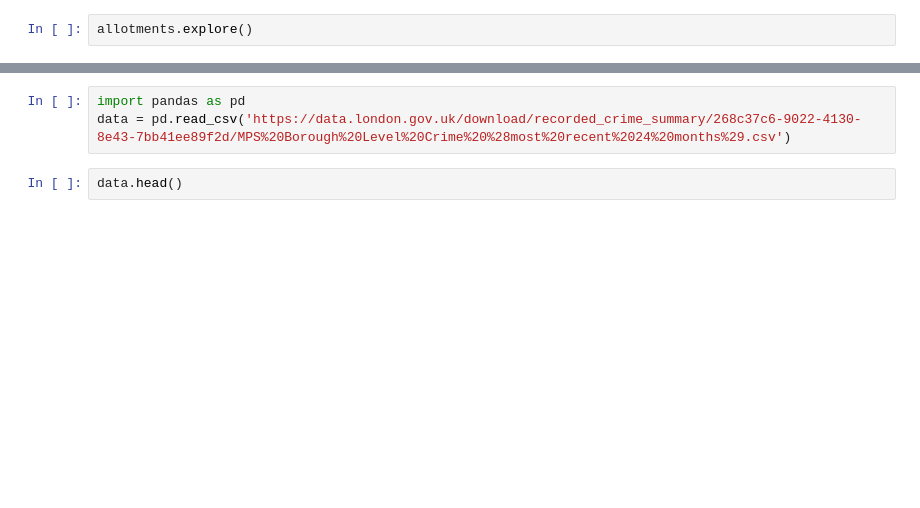
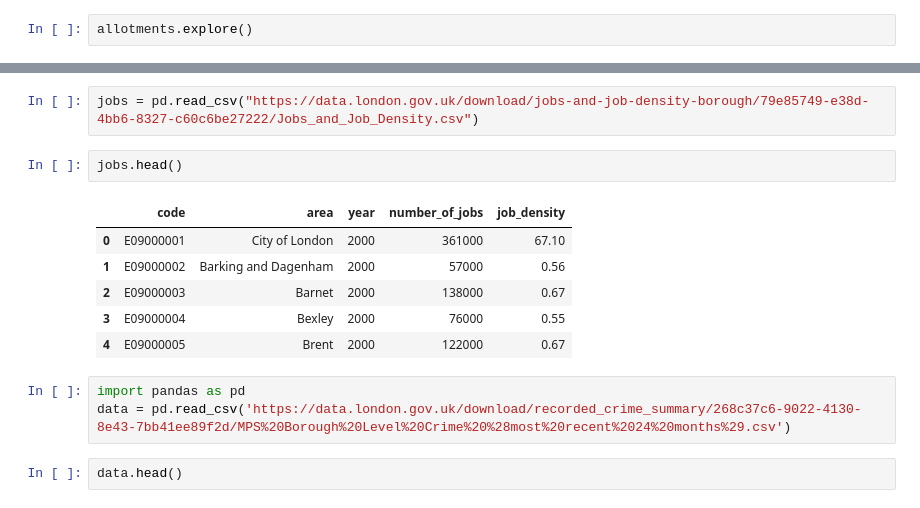
Before and after one commit to MagnusBurnet/UARepo, a Jupyter notebook: Lab 3/UA_LabWorkbook_3.ipynb, the cells around one changed output, grey strips where cells are left out. Cells and saved outputs as stored; diff of their text form; blank space fills up the shorter version.

```diff
--- a/Lab 3/UA_LabWorkbook_3.ipynb
+++ b/Lab 3/UA_LabWorkbook_3.ipynb
@@ -346,6 +396,17 @@ response = requests.get(url)
 response
 # %% [output]
 <Response [200]>
+# %%
+jobs = pd.read_csv("https://data.london.gov.uk/download/jobs-and-job-density-borough/79e85749-e38d-4bb6-8327-c60c6be27222/Jobs_and_Job_Density.csv")
+# %%
+jobs.head()
+# %% [output]
+|  | code | area | year | number_of_jobs | job_density |
+| 0 | E09000001 | City of London | 2000 | 361000 | 67.10 |
+| 1 | E09000002 | Barking and Dagenham | 2000 | 57000 | 0.56 |
+| 2 | E09000003 | Barnet | 2000 | 138000 | 0.67 |
+| 3 | E09000004 | Bexley | 2000 | 76000 | 0.55 |
+| 4 | E09000005 | Brent | 2000 | 122000 | 0.67 |
 # %%
 import pandas as pd
 data = pd.read_csv('https://data.london.gov.uk/download/recorded_crime_summary/268c37c6-9022-4130-8e43-7bb41ee89f2d/MPS%20Borough%20Level%20Crime%20%28most%20recent%2024%20months%29.csv')
```
Also changed, not shown: parts of 39 cells of this notebook, 4 other files.
